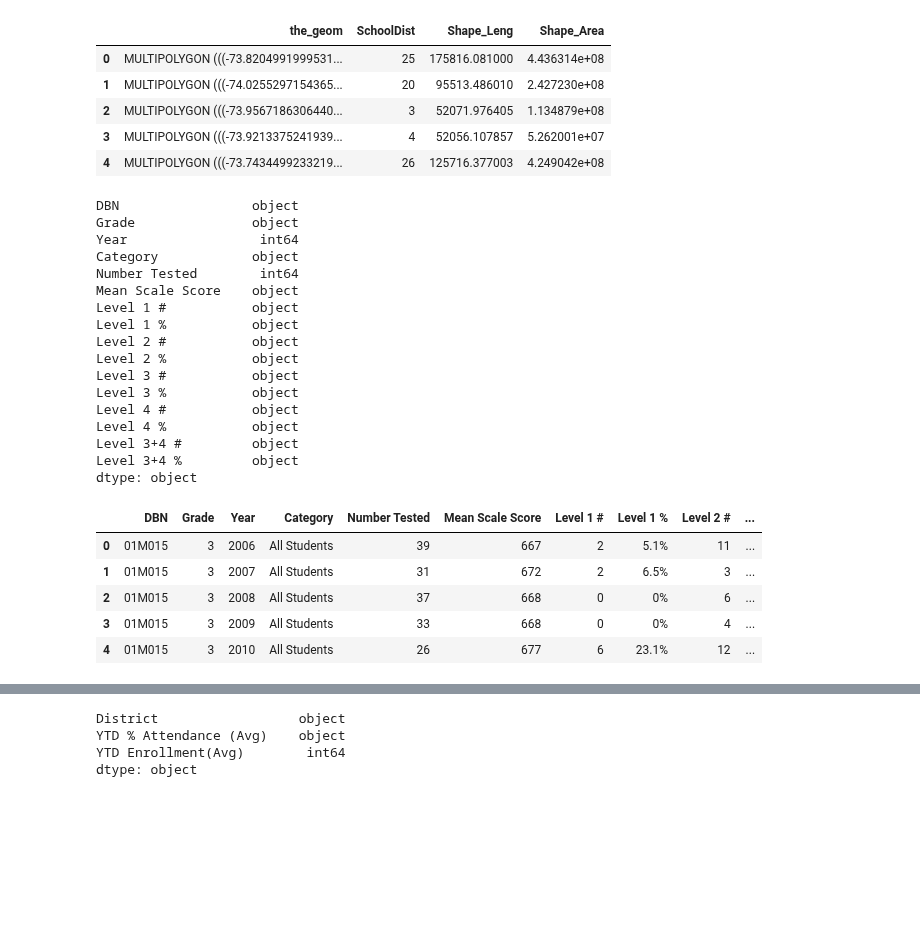
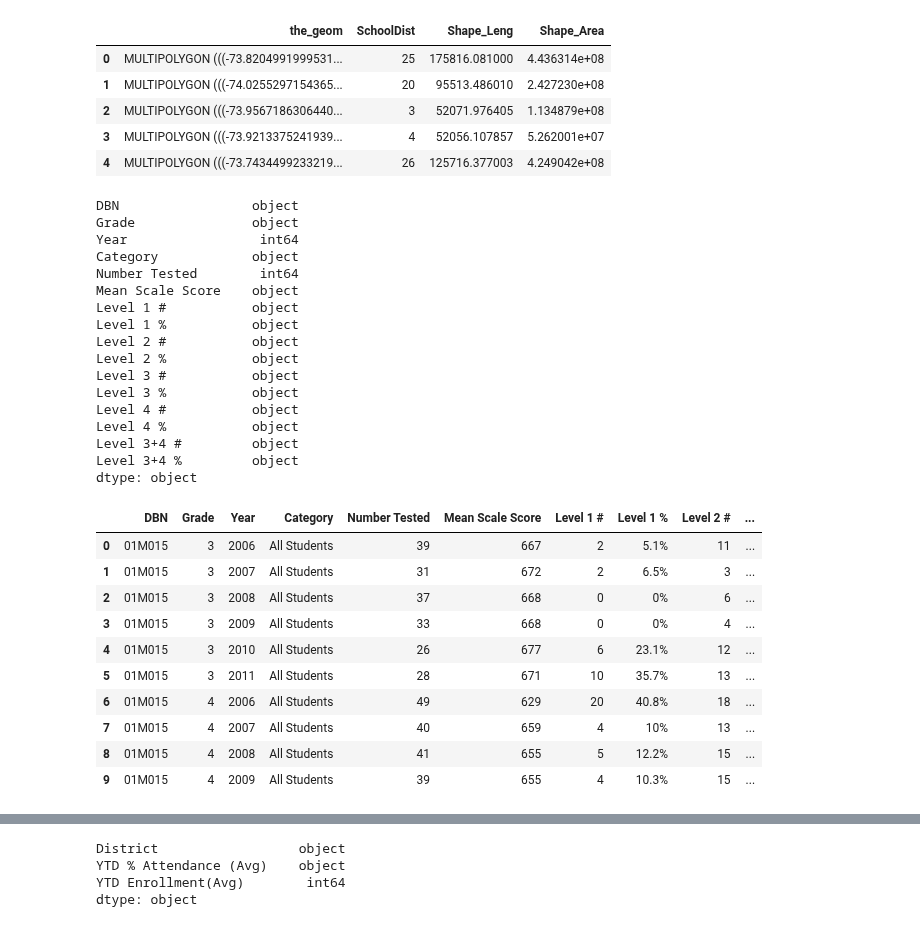
Before and after one commit to ckyko/CSC59970Project, a Jupyter notebook: school_scores.ipynb, the cells around one changed output, grey strips where cells are left out. Drawn from its saved outputs; the diff is of its cells as text; code cells hidden in the pictures; blank space fills up the shorter version.

```diff
--- a/school_scores.ipynb
+++ b/school_scores.ipynb
@@ -85,28 +85,33 @@ dtype: object
 # %%
 r_math = pd.read_csv(DATA_PATH_NYS_MATH)
 print(r_math.dtypes)
-r_math.head()
+r_math.head(10)
 # %% [output]
 DBN                 object
 Grade               object
 Year                 int64
 Category            object
 Number Tested        int64
 Mean Scale Score    object
 Level 1 #           object
 Level 1 %           object
 Level 2 #           object
 Level 2 %           object
 Level 3 #           object
 Level 3 %           object
 Level 4 #           object
 Level 4 %           object
 Level 3+4 #         object
 Level 3+4 %         object
 dtype: object
 |  | DBN | Grade | Year | Category | Number Tested | Mean Scale Score | Level 1 # | Level 1 % | Level 2 # | ... |
 | 0 | 01M015 | 3 | 2006 | All Students | 39 | 667 | 2 | 5.1% | 11 | ... |
 | 1 | 01M015 | 3 | 2007 | All Students | 31 | 672 | 2 | 6.5% | 3 | ... |
 | 2 | 01M015 | 3 | 2008 | All Students | 37 | 668 | 0 | 0% | 6 | ... |
 | 3 | 01M015 | 3 | 2009 | All Students | 33 | 668 | 0 | 0% | 4 | ... |
 | 4 | 01M015 | 3 | 2010 | All Students | 26 | 677 | 6 | 23.1% | 12 | ... |
+| 5 | 01M015 | 3 | 2011 | All Students | 28 | 671 | 10 | 35.7% | 13 | ... |
+| 6 | 01M015 | 4 | 2006 | All Students | 49 | 629 | 20 | 40.8% | 18 | ... |
+| 7 | 01M015 | 4 | 2007 | All Students | 40 | 659 | 4 | 10% | 13 | ... |
+| 8 | 01M015 | 4 | 2008 | All Students | 41 | 655 | 5 | 12.2% | 15 | ... |
+| 9 | 01M015 | 4 | 2009 | All Students | 39 | 655 | 4 | 10.3% | 15 | ... |
```
Also changed, not shown: parts of 3 cells of this notebook.
